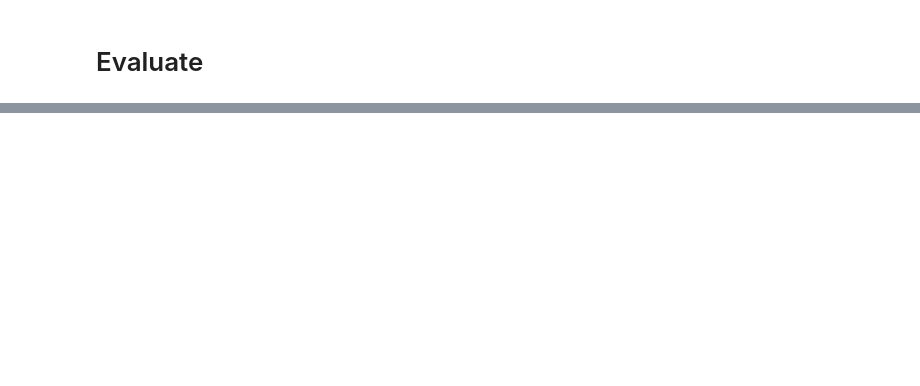
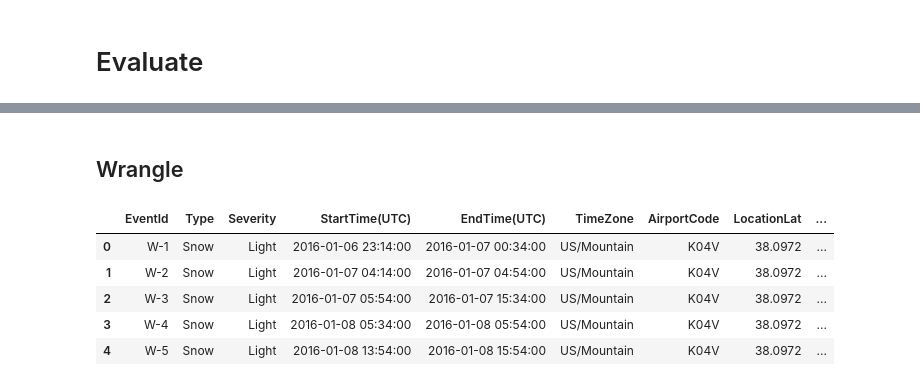
Before and after one commit to guedanie/flight_delay_predictor, a Jupyter notebook: final_notebook.ipynb, the cells around one changed output, grey strips where cells are left out. Drawn from its saved outputs; the diff is of its cells as text; code cells hidden in the pictures; blank space fills up the shorter version.

Commit message:
further comments on weather data acquisition

```diff
--- a/final_notebook.ipynb
+++ b/final_notebook.ipynb
@@ -595,0 +640,13 @@ As we saw from the data, the missing variables that we could bring in to further
+# %% [markdown]
+## Wrangle
+# %%
+weather_data = pd.read_csv("US_WeatherEvents_2016-2019.csv")
+# %%
+weather_data.head()
+# %% [output]
+|  | EventId | Type | Severity | StartTime(UTC) | EndTime(UTC) | TimeZone | AirportCode | LocationLat | ... |
+| 0 | W-1 | Snow | Light | 2016-01-06 23:14:00 | 2016-01-07 00:34:00 | US/Mountain | K04V | 38.0972 | ... |
+| 1 | W-2 | Snow | Light | 2016-01-07 04:14:00 | 2016-01-07 04:54:00 | US/Mountain | K04V | 38.0972 | ... |
+| 2 | W-3 | Snow | Light | 2016-01-07 05:54:00 | 2016-01-07 15:34:00 | US/Mountain | K04V | 38.0972 | ... |
+| 3 | W-4 | Snow | Light | 2016-01-08 05:34:00 | 2016-01-08 05:54:00 | US/Mountain | K04V | 38.0972 | ... |
+| 4 | W-5 | Snow | Light | 2016-01-08 13:54:00 | 2016-01-08 15:54:00 | US/Mountain | K04V | 38.0972 | ... |
```
Also changed, not shown: parts of 17 cells of this notebook.
